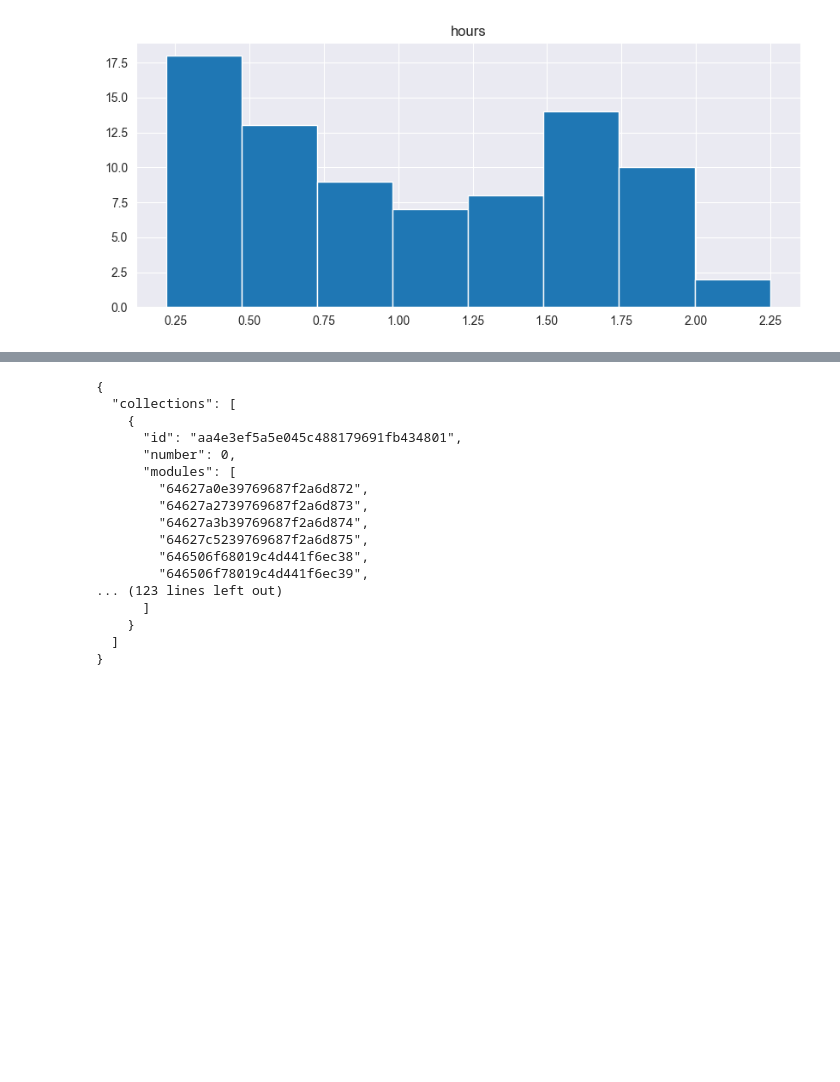
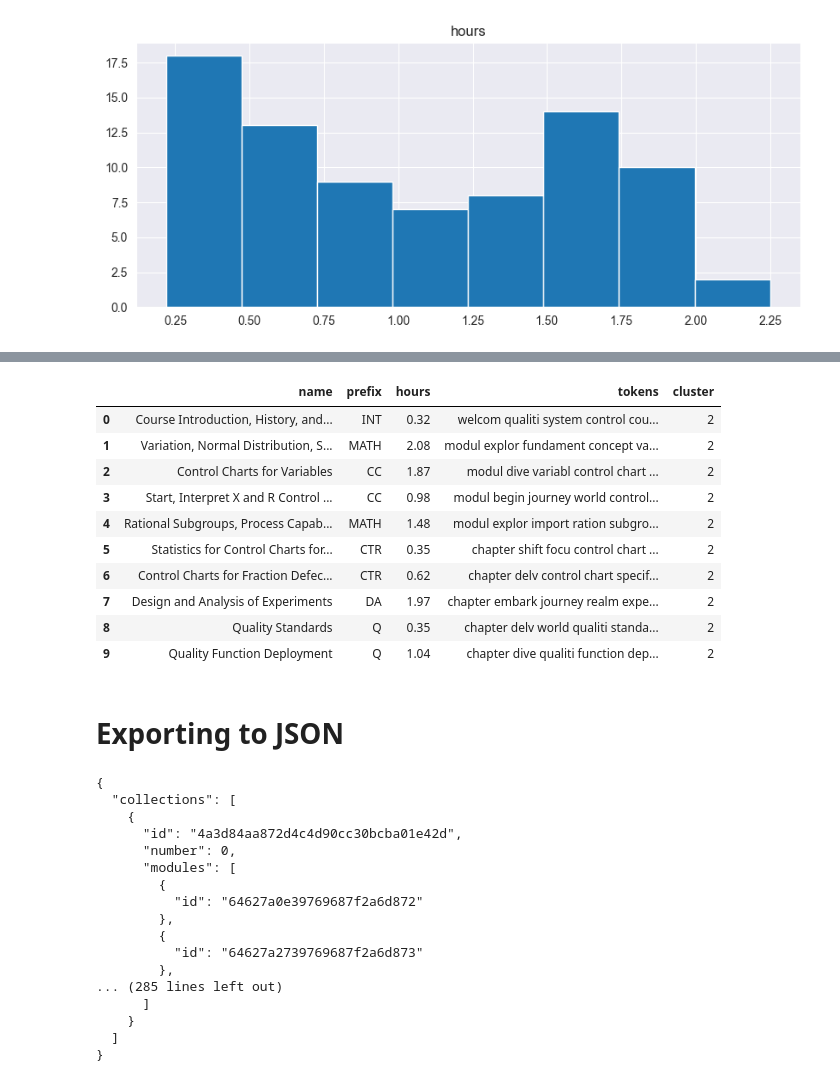
Before and after one commit to odu-emse/mms, a Jupyter notebook: cluster.ipynb, the cells around one changed output, grey strips where cells are left out. Cells and saved outputs as stored; diff of their text form; code cells hidden in the pictures; blank space fills up the shorter version.

```diff
--- a/cluster.ipynb
+++ b/cluster.ipynb
@@ -390,0 +381,5 @@ array([[<AxesSubplot:title={'center':'hours'}>]], dtype=object)
+# %%
+# create new dataframe with test data and evaluate the model
+testDF = pd.read_csv('input/614_num.tsv', sep='\t')
+
+testDF.head()
@@ -390,0 +393,8 @@ array([[<AxesSubplot:title={'center':'hours'}>]], dtype=object)
+# %%
+testDF['cleaned_feature'] = _text_processing(testDF['features'])
+
+testDF['tokens'] = testDF['cleaned_feature'].apply(lambda x: get_tokens(x))
+
+testDF.drop(['features', 'cleaned_feature', 'cluster'], axis=1, inplace=True)
+
+testDF.head()
@@ -391,3 +408,23 @@ array([[<AxesSubplot:title={'center':'hours'}>]], dtype=object)
+# %%
+X_test = vectorizer.transform(testDF['tokens'])
+
+testDF['cluster'] = kmeans.predict(X_test)
+
+testDF.head(20)
+# %% [output]
+|  | name | prefix | hours | tokens | cluster |
+| 0 | Course Introduction, History, and... | INT | 0.32 | welcom qualiti system control cou... | 2 |
+| 1 | Variation, Normal Distribution, S... | MATH | 2.08 | modul explor fundament concept va... | 2 |
+| 2 | Control Charts for Variables | CC | 1.87 | modul dive variabl control chart ... | 2 |
+| 3 | Start, Interpret X and R Control ... | CC | 0.98 | modul begin journey world control... | 2 |
+| 4 | Rational Subgroups, Process Capab... | MATH | 1.48 | modul explor import ration subgro... | 2 |
+| 5 | Statistics for Control Charts for... | CTR | 0.35 | chapter shift focu control chart ... | 2 |
+| 6 | Control Charts for Fraction Defec... | CTR | 0.62 | chapter delv control chart specif... | 2 |
+| 7 | Design and Analysis of Experiments | DA | 1.97 | chapter embark journey realm expe... | 2 |
+| 8 | Quality Standards | Q | 0.35 | chapter delv world qualiti standa... | 2 |
+| 9 | Quality Function Deployment | Q | 1.04 | chapter dive qualiti function dep... | 2 |
+# %% [markdown]
+# Exporting to JSON
 # %%
 import uuid
 
@@ -406,7 +443,12 @@ for cluster in clusters:
     jsonList.append({
         'id': uuid.uuid4().hex,
         'number': cluster,
-        'modules': moduleDF[moduleDF['cluster'] == cluster]['id'].tolist()
+        'modules': [
+             # create a list of objects for each module in the cluster with a single key of id
+            {
+                'id': module
+            } for module in modules if moduleDF.loc[moduleDF['id'] == module, 'cluster'].iloc[0] == cluster
+        ]
     })
 
 payload = {
@@ -420,16 +462,16 @@ print(json_payload)
 {
   "collections": [
     {
-      "id": "aa4e3ef5a5e045c488179691fb434801",
+      "id": "4a3d84aa872d4c4d90cc30bcba01e42d",
       "number": 0,
       "modules": [
-        "64627a0e39769687f2a6d872",
-        "64627a2739769687f2a6d873",
-        "64627a3b39769687f2a6d874",
-        "64627c5239769687f2a6d875",
-        "646506f68019c4d441f6ec38",
-        "646506f78019c4d441f6ec39",
-... (123 lines left out)
+        {
+          "id": "64627a0e39769687f2a6d872"
+        },
+        {
+          "id": "64627a2739769687f2a6d873"
+        },
+... (285 lines left out)
       ]
     }
   ]
```
Also changed, not shown: parts of 14 cells of this notebook.
